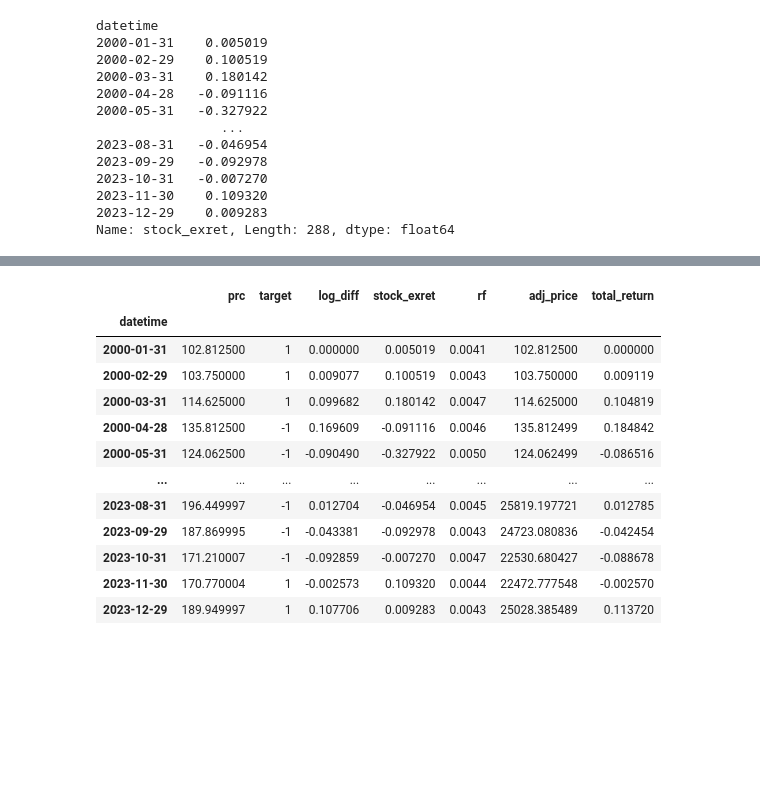
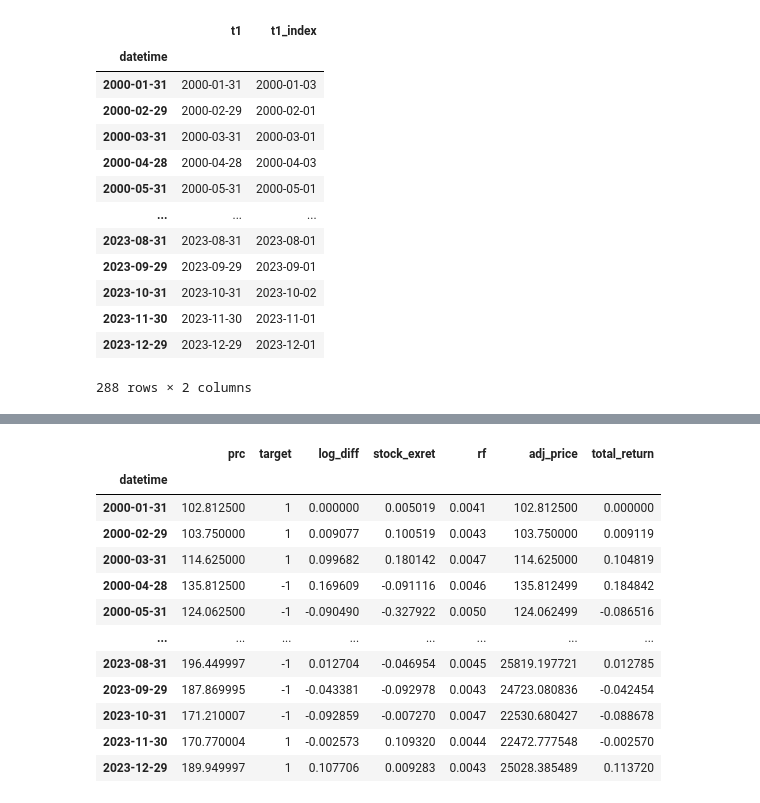
Before and after one commit to theAayushbajaj/mcgill_fiam, a Jupyter notebook: notebooks/02_inspecting_APPL.ipynb, the cells around one changed output, grey strips where cells are left out. Drawn from its saved outputs; the diff is of its cells as text; code cells hidden in the pictures; blank space fills up the shorter version.

Commit message:
Changed Indexing and added t1 columns

```diff
--- a/notebooks/02_inspecting_APPL.ipynb
+++ b/notebooks/02_inspecting_APPL.ipynb
@@ -4,22 +4,23 @@ import pandas as pd
 # %%
 # Now let's check if the index is correctly set when reading the saved file
 path = '../stocks_data/AAPL.csv'
 df = pd.read_csv(path, index_col='datetime', parse_dates=True)  # Parse datetime and set as index
-df['stock_exret']
+df[['t1', 't1_index']]
 # %% [output]
+|  | t1 | t1_index |
+| datetime |  |  |
+| 2000-01-31 | 2000-01-31 | 2000-01-03 |
+| 2000-02-29 | 2000-02-29 | 2000-02-01 |
+| 2000-03-31 | 2000-03-31 | 2000-03-01 |
+| 2000-04-28 | 2000-04-28 | 2000-04-03 |
+| 2000-05-31 | 2000-05-31 | 2000-05-01 |
+| ... | ... | ... |
+| 2023-08-31 | 2023-08-31 | 2023-08-01 |
+| 2023-09-29 | 2023-09-29 | 2023-09-01 |
+| 2023-10-31 | 2023-10-31 | 2023-10-02 |
+| 2023-11-30 | 2023-11-30 | 2023-11-01 |
+| 2023-12-29 | 2023-12-29 | 2023-12-01 |
-datetime
-2000-01-31    0.005019
-2000-02-29    0.100519
-2000-03-31    0.180142
-2000-04-28   -0.091116
-2000-05-31   -0.327922
-                ...
-2023-08-31   -0.046954
-2023-09-29   -0.092978
-2023-10-31   -0.007270
-2023-11-30    0.109320
-2023-12-29    0.009283
-Name: stock_exret, Length: 288, dtype: float64
+288 rows × 2 columns
 # %%
 df
 # %% [output]
```
Also changed, not shown: parts of 1 cell of this notebook, 2 other files.
